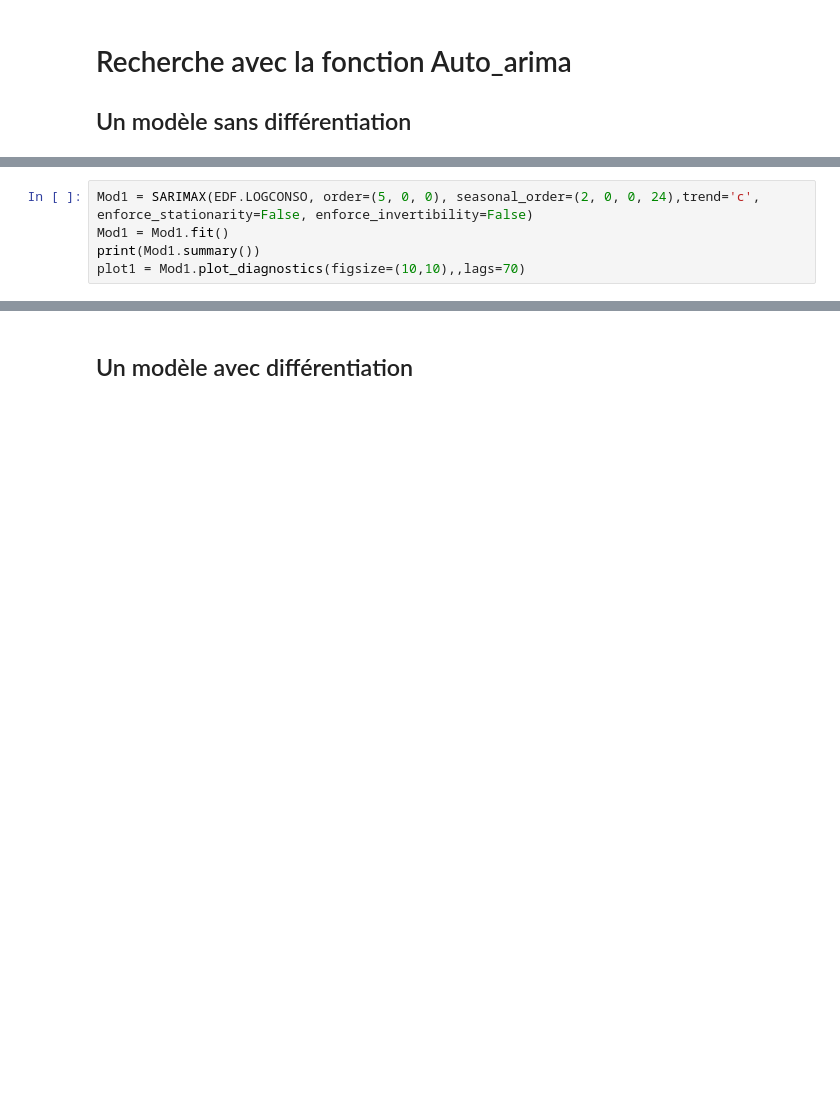
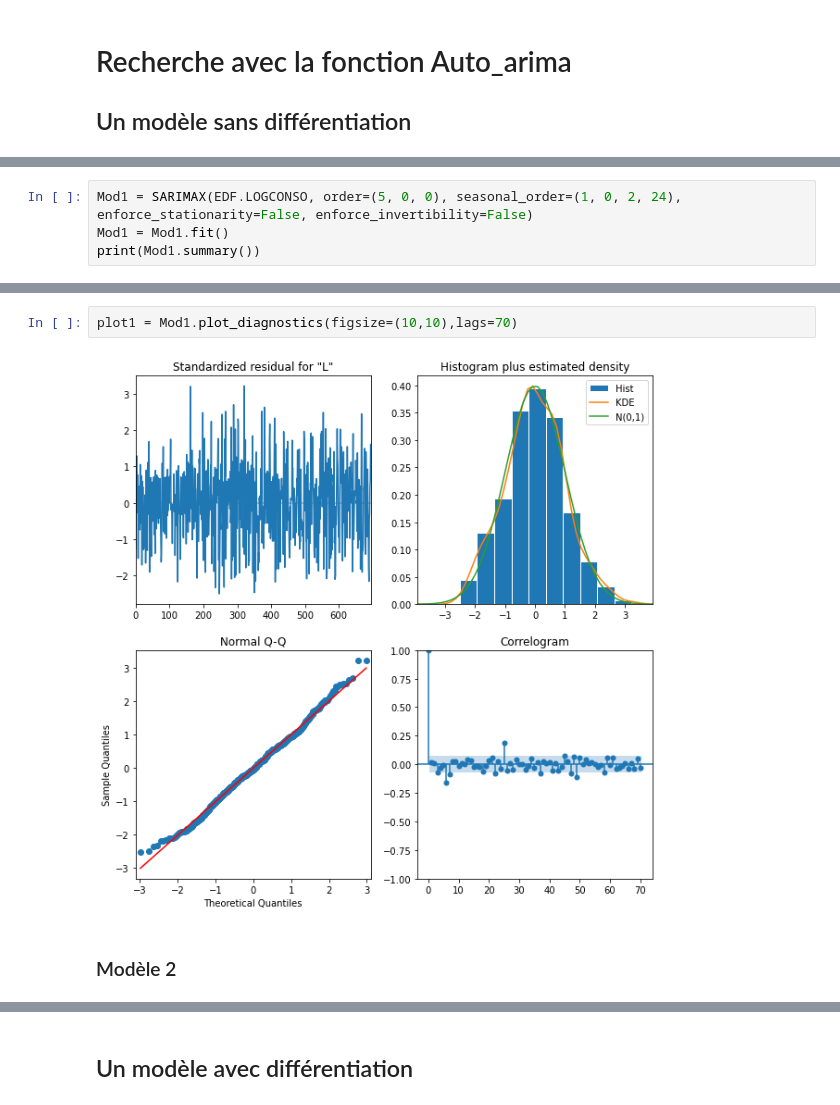
Before and after one commit to Ivanbtz9/Master2_datascience, a Jupyter notebook: Série chronologiques_Proïa/Projet_electricité/first_job.ipynb, the cells around one changed output, grey strips where cells are left out. Cells and saved outputs as stored; diff of their text form; blank space fills up the shorter version.

```diff
--- a/Série chronologiques_Proïa/Projet_electricité/first_job.ipynb
+++ b/Série chronologiques_Proïa/Projet_electricité/first_job.ipynb
@@ -189,8 +216,7 @@ auto_arima(EDF.LOGCONSO, start_p=0, start_q=0, seasonal=True, start_P=0, start_Q
 # %%
-Mod1 = SARIMAX(EDF.LOGCONSO, order=(5, 0, 0), seasonal_order=(2, 0, 0, 24),trend='c', enforce_stationarity=False, enforce_invertibility=False)
+Mod1 = SARIMAX(EDF.LOGCONSO, order=(5, 0, 0), seasonal_order=(1, 0, 2, 24), enforce_stationarity=False, enforce_invertibility=False)
 Mod1 = Mod1.fit()
 print(Mod1.summary())
-plot1 = Mod1.plot_diagnostics(figsize=(10,10),,lags=70)
 # %% [output]
 RUNNING THE L-BFGS-B CODE
 
@@ -233,0 +256,6 @@ Warnings:
+# %%
+plot1 = Mod1.plot_diagnostics(figsize=(10,10),lags=70)
+# %% [output]
+[figure, added]
+# %% [markdown]
+### Modèle 2
```
Also changed, not shown: parts of 45 cells of this notebook.
